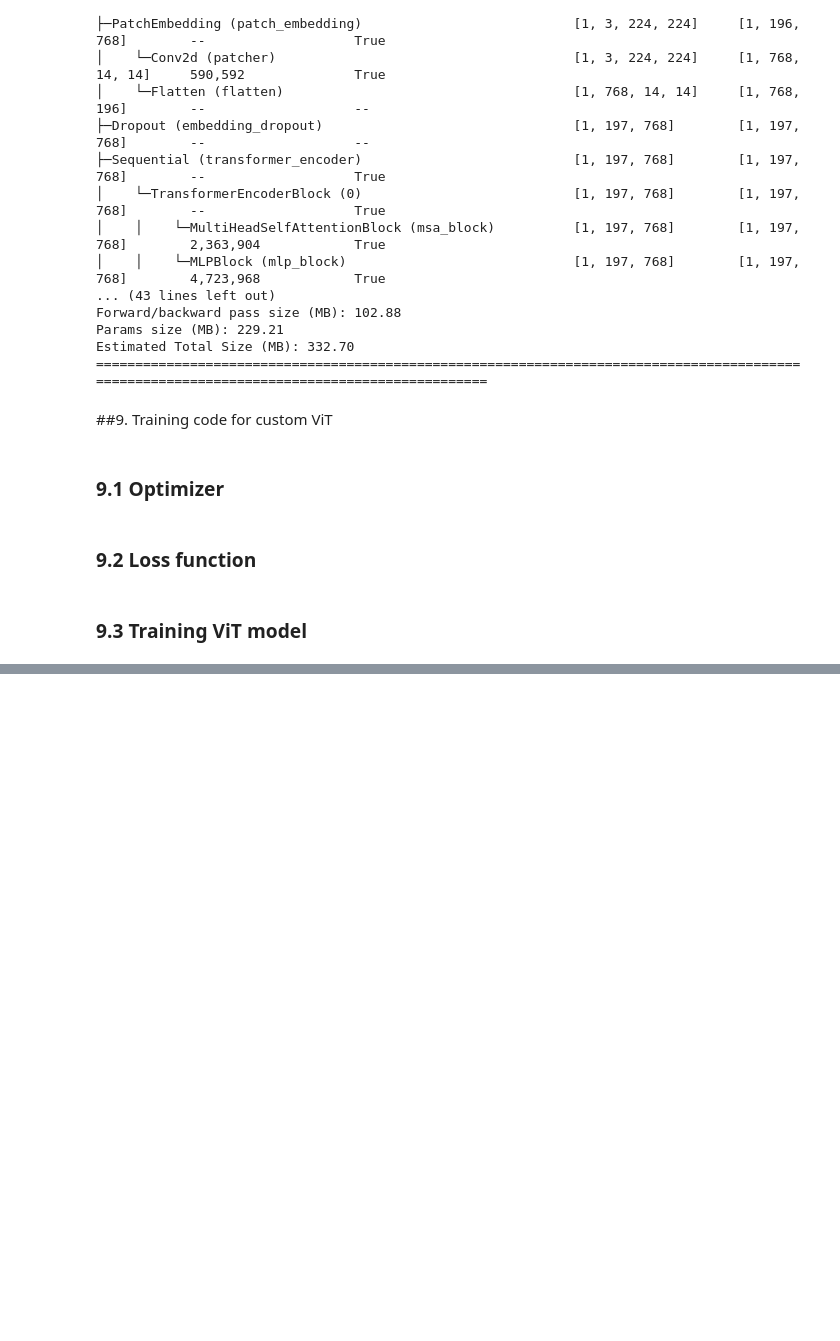
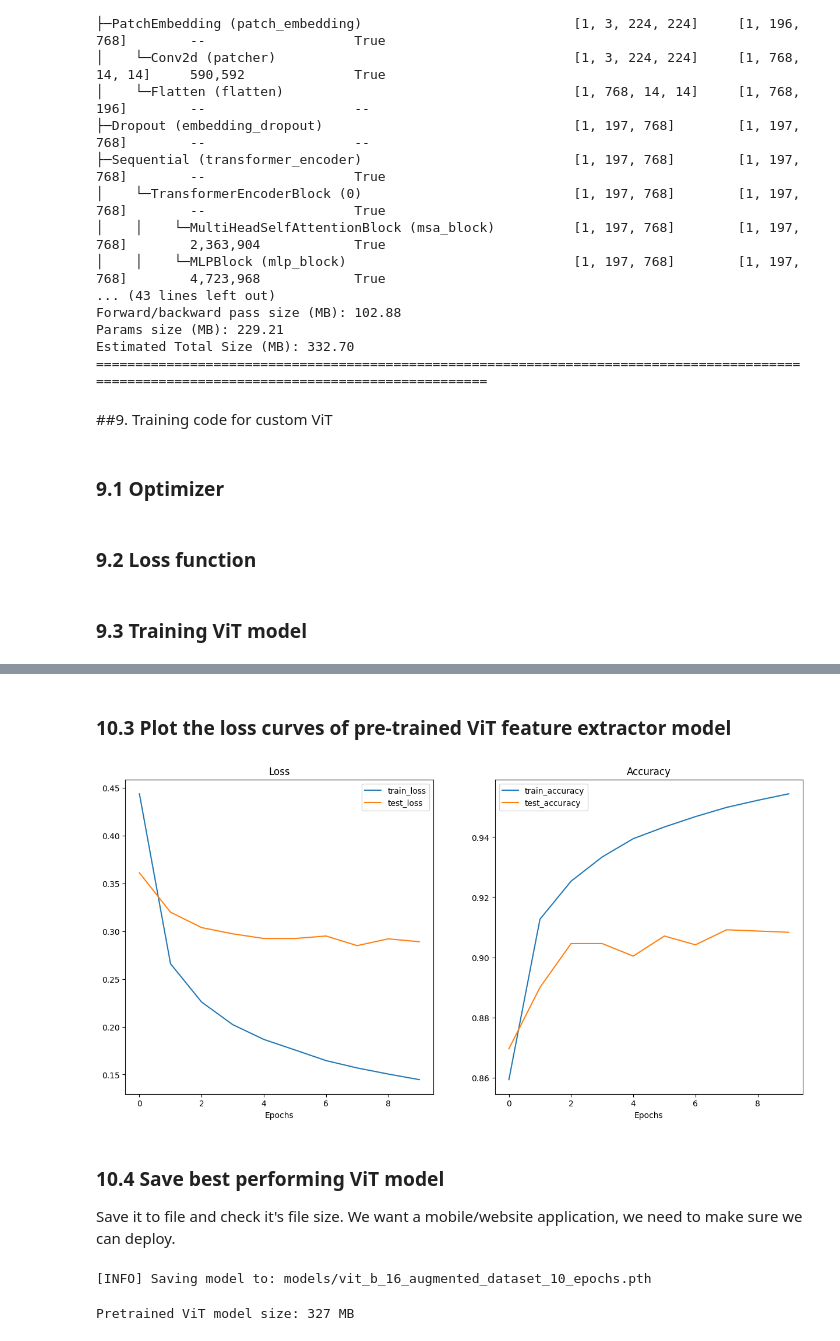
Before and after one commit to Jotadebeese/Rubbish-Classifier-Updated, a Jupyter notebook: paper_replicating/paper_replicating.ipynb, the cells around one changed output, grey strips where cells are left out. Drawn from its saved outputs; the diff is of its cells as text; code cells hidden in the pictures; blank space fills up the shorter version.

```diff
--- a/paper_replicating/paper_replicating.ipynb
+++ b/paper_replicating/paper_replicating.ipynb
@@ -774,0 +789,3 @@ from modular_scripts.utils import plot_loss_curves
+# %%
+device = "cuda" if torch.cuda.is_available() else "cpu"
+device
@@ -774,0 +843,4 @@ from modular_scripts.utils import plot_loss_curves
+# %%
+# Get automatic transforms from pretrained ViT weights
+vit_transforms = pretrained_vit_weights.transforms()
+vit_transforms
@@ -774,0 +855,10 @@ from modular_scripts.utils import plot_loss_curves
+# %%
+from modular_scripts import data_setup
+
+train_dataloader_pretrained, test_dataloader_pretrained, class_names = data_setup.create_dataLoaders(
+    train_dir=train_dir,
+    test_dir=test_dir,
+    transform=vit_transforms,
+    batch_size=32
+)
+train_dataloader_pretrained, test_dataloader_pretrained, class_names
@@ -774,0 +871,17 @@ from modular_scripts.utils import plot_loss_curves
+# %%
+from modular_scripts import engine
+
+# Create optimizer and loss function
+optimizer = torch.optim.Adam(params=pretrained_vit.parameters(),
+                             lr=1e-3)
+loss_fn = torch.nn.CrossEntropyLoss()
+
+# Train the classifier head of pretrained ViT
+set_seeds()
+pretrained_vit_results = engine.train(model=pretrained_vit,
+                                      train_dataloader=train_dataloader_pretrained,
+                                      test_dataloader=test_dataloader_pretrained,
+                                      optimizer=optimizer,
+                                      loss_fn=loss_fn,
+                                      epochs=10,
+                                      device=device)
@@ -774,0 +899,28 @@ from modular_scripts.utils import plot_loss_curves
+# %% [markdown]
+### 10.3 Plot the loss curves of pre-trained ViT feature extractor model
+# %%
+from modular_scripts import utils
+
+utils.plot_loss_curves(pretrained_vit_results)
+# %% [output]
+[figure, added]
+# %% [markdown]
+### 10.4 Save best performing ViT model
+
+Save it to file and check it's file size. We want a mobile/website application, we need to make sure we can deploy.
+# %%
+# Save the model
+from modular_scripts import utils
+
+utils.save_model(model=pretrained_vit,
+                 target_dir="models",
+                 model_name="vit_b_16_augmented_dataset_10_epochs.pth")
+# %% [output]
+[INFO] Saving model to: models/vit_b_16_augmented_dataset_10_epochs.pth
+# %%
+from pathlib import Path
+
+pretrained_model_size = Path("models/vit_b_16_augmented_dataset_10_epochs.pth").stat().st_size // (1024*1024)
+print(f"Pretrained ViT model size: {pretrained_model_size} MB")
+# %% [output]
+Pretrained ViT model size: 327 MB
```
Also changed, not shown: parts of 23 cells of this notebook.
